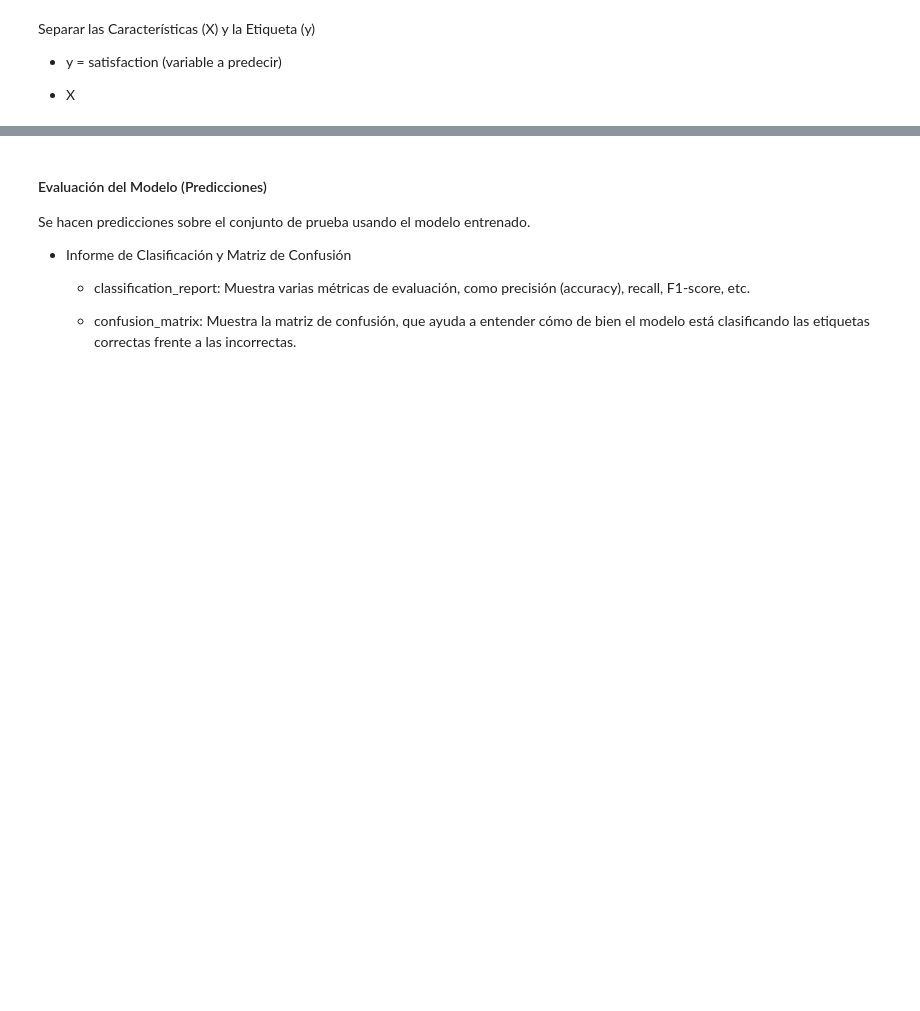
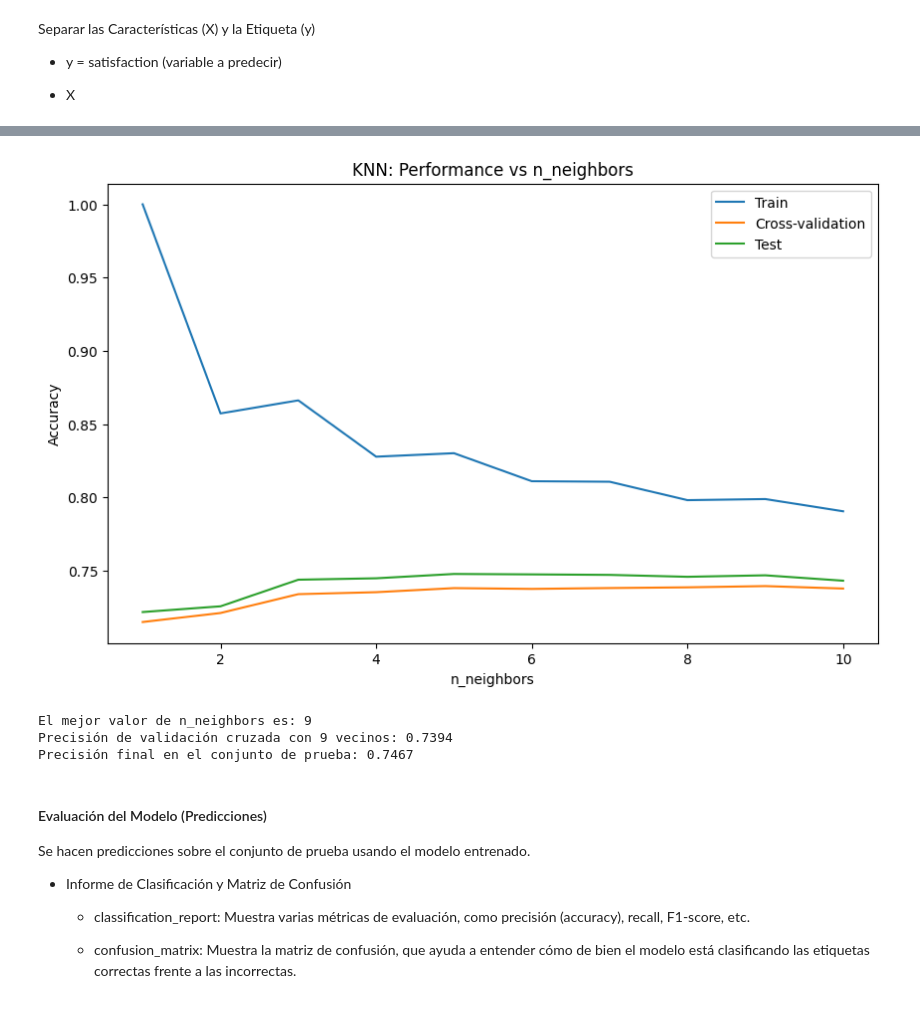
Before and after one commit to AndreaMoraledaBlanco/ML-Grupo5, a Jupyter notebook: notebooks/modelo_knn.ipynb, the cells around one changed output, grey strips where cells are left out. Cells and saved outputs as stored; diff of their text form; code cells hidden in the pictures; blank space fills up the shorter version.

```diff
--- a/notebooks/modelo_knn.ipynb
+++ b/notebooks/modelo_knn.ipynb
@@ -99,3 +42,76 @@ KNeighborsClassifier(n_neighbors=4)
+# %%
+from sklearn.model_selection import train_test_split
+from sklearn.metrics import accuracy_score
+from sklearn.neighbors import KNeighborsClassifier
+from sklearn.model_selection import cross_val_score
+
+# Dividir el dataset en conjunto de entrenamiento y prueba
+X_train, X_test, y_train, y_test = train_test_split(X, y, test_size=0.20, random_state=42)
+
+# Lista de valores de n_neighbors para probar
+n_neighbors_values = range(1, 11)  # Probamos de 1 a 10 vecinos
+
+# Listas para almacenar los resultados
+train_scores = []
+cv_scores = []
+test_scores = []
+
+for n in n_neighbors_values:
+    # Crear y entrenar el modelo
+    knn = KNeighborsClassifier(n_neighbors=n)
+
+    # Calcular puntuación de entrenamiento
+    knn.fit(X_train, y_train)
+    train_score = accuracy_score(y_train, knn.predict(X_train))
+    train_scores.append(train_score)
+
+    # Calcular puntuación de validación cruzada
+    cv_score = np.mean(cross_val_score(knn, X_train, y_train, cv=5))
+    cv_scores.append(cv_score)
+
+    # Calcular puntuación de prueba
+    test_score = accuracy_score(y_test, knn.predict(X_test))
+    test_scores.append(test_score)
+
+# Encontrar el mejor n_neighbors basado en la validación cruzada
+best_n = n_neighbors_values[np.argmax(cv_scores)]
+
+# Graficar los resultados
+plt.figure(figsize=(10, 6))
+plt.plot(n_neighbors_values, train_scores, label='Train')
+plt.plot(n_neighbors_values, cv_scores, label='Cross-validation')
+plt.plot(n_neighbors_values, test_scores, label='Test')
+plt.xlabel('n_neighbors')
+plt.ylabel('Accuracy')
+plt.title('KNN: Performance vs n_neighbors')
+plt.legend()
+plt.show()
+
+print(f"El mejor valor de n_neighbors es: {best_n}")
+print(f"Precisión de validación cruzada con {best_n} vecinos: {max(cv_scores):.4f}")
+
+# Entrenar el modelo final con el mejor n_neighbors
+best_knn = KNeighborsClassifier(n_neighbors=best_n)
+best_knn.fit(X_train, y_train)
+
+# Evaluar en el conjunto de prueba
+final_accuracy = accuracy_score(y_test, best_knn.predict(X_test))
+print(f"Precisión final en el conjunto de prueba: {final_accuracy:.4f}")
+
+
+err_train = np.mean(y_train != knn.predict(X_train))
+err_test  = np.mean(y_test  != knn.predict(X_test))
+print('Training sample error: ', err_train)
+print('Error on the test sample: ', err_test)
+
+# Calcular el overfitting
+overfitting = err_test - err_train
+print(f"Overfitting: {overfitting:.4f}")
+# %% [output]
+[figure, added]
+El mejor valor de n_neighbors es: 9
+Precisión de validación cruzada con 9 vecinos: 0.7394
+Precisión final en el conjunto de prueba: 0.7467
 # %% [markdown]
 #### Evaluación del Modelo (Predicciones)
 
```
Also changed, not shown: parts of 19 cells of this notebook.
